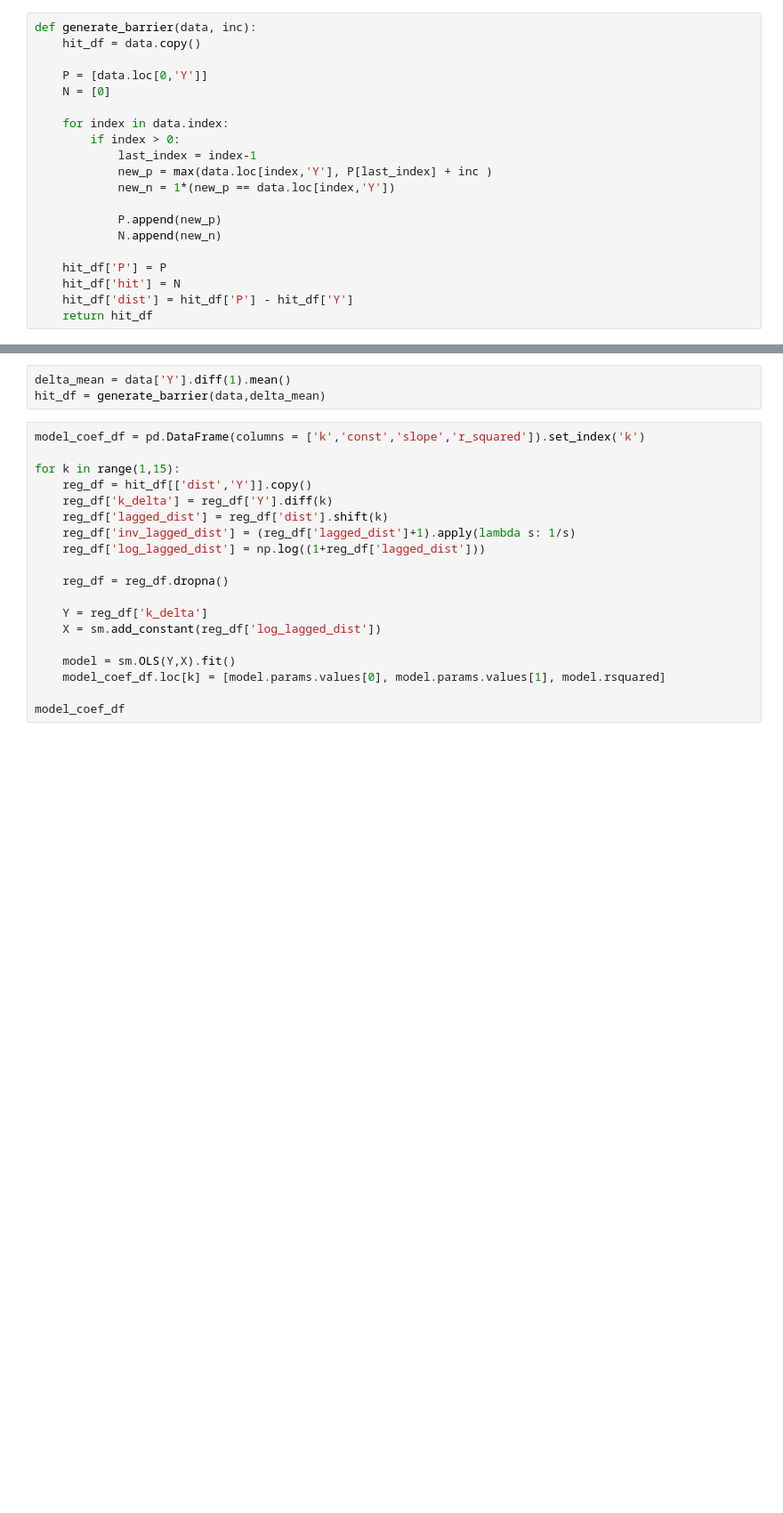
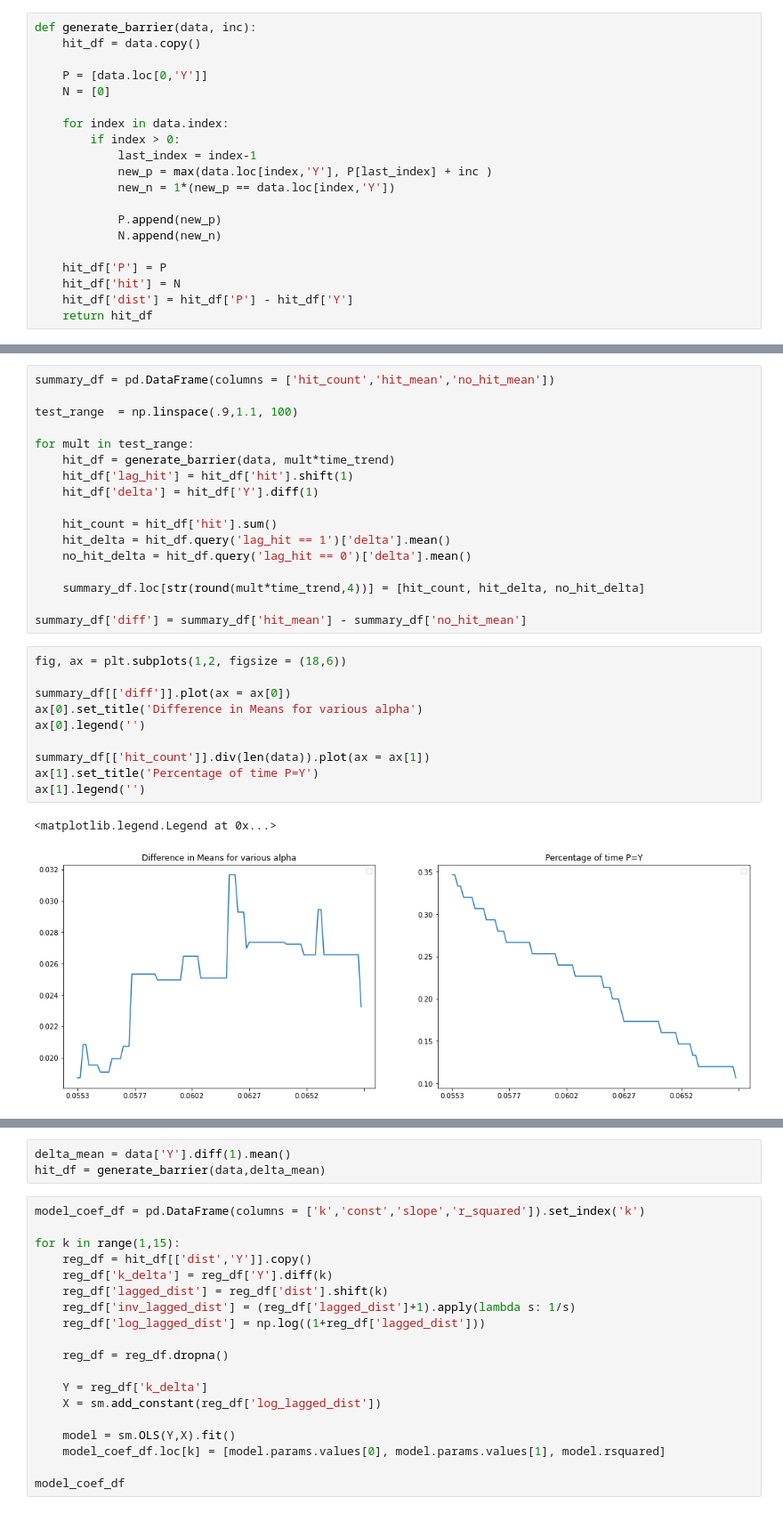
Before and after one commit to JonRMichel/anxious-unit-root, a Jupyter notebook: anxious uni root k period forecast (1).ipynb, the cells around one changed output, grey strips where cells are left out. Shown at 89% size. Cells and saved outputs as stored; diff of their text form; blank space fills up the shorter version.

```diff
--- a/anxious uni root k period forecast (1).ipynb
+++ b/anxious uni root k period forecast (1).ipynb
@@ -36,0 +60,30 @@ def generate_barrier(data, inc):
+# %%
+summary_df = pd.DataFrame(columns = ['hit_count','hit_mean','no_hit_mean'])
+
+test_range  = np.linspace(.9,1.1, 100)
+
+for mult in test_range:
+    hit_df = generate_barrier(data, mult*time_trend)
+    hit_df['lag_hit'] = hit_df['hit'].shift(1)
+    hit_df['delta'] = hit_df['Y'].diff(1)
+
+    hit_count = hit_df['hit'].sum()
+    hit_delta = hit_df.query('lag_hit == 1')['delta'].mean()
+    no_hit_delta = hit_df.query('lag_hit == 0')['delta'].mean()
+
+    summary_df.loc[str(round(mult*time_trend,4))] = [hit_count, hit_delta, no_hit_delta]
+
+summary_df['diff'] = summary_df['hit_mean'] - summary_df['no_hit_mean']
+# %%
+fig, ax = plt.subplots(1,2, figsize = (18,6))
+
+summary_df[['diff']].plot(ax = ax[0])
+ax[0].set_title('Difference in Means for various alpha')
+ax[0].legend('')
+
+summary_df[['hit_count']].div(len(data)).plot(ax = ax[1])
+ax[1].set_title('Percentage of time P=Y')
+ax[1].legend('')
+# %% [output]
+<matplotlib.legend.Legend at 0x...>
+[figure, added]
```
Also changed, not shown: parts of 11 cells of this notebook, 1 other file.
